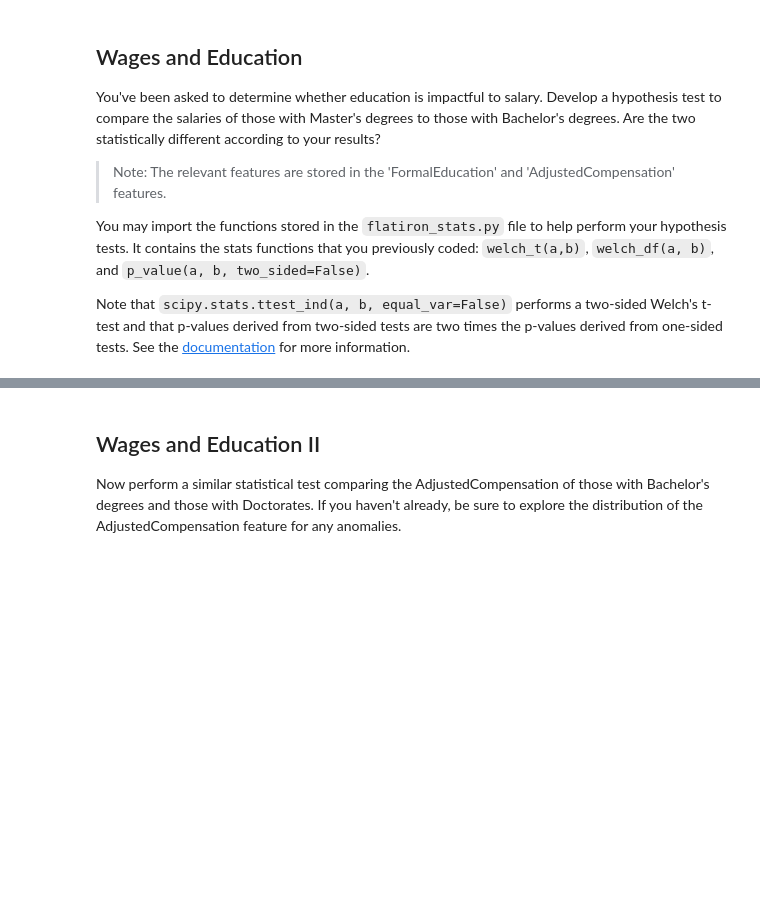
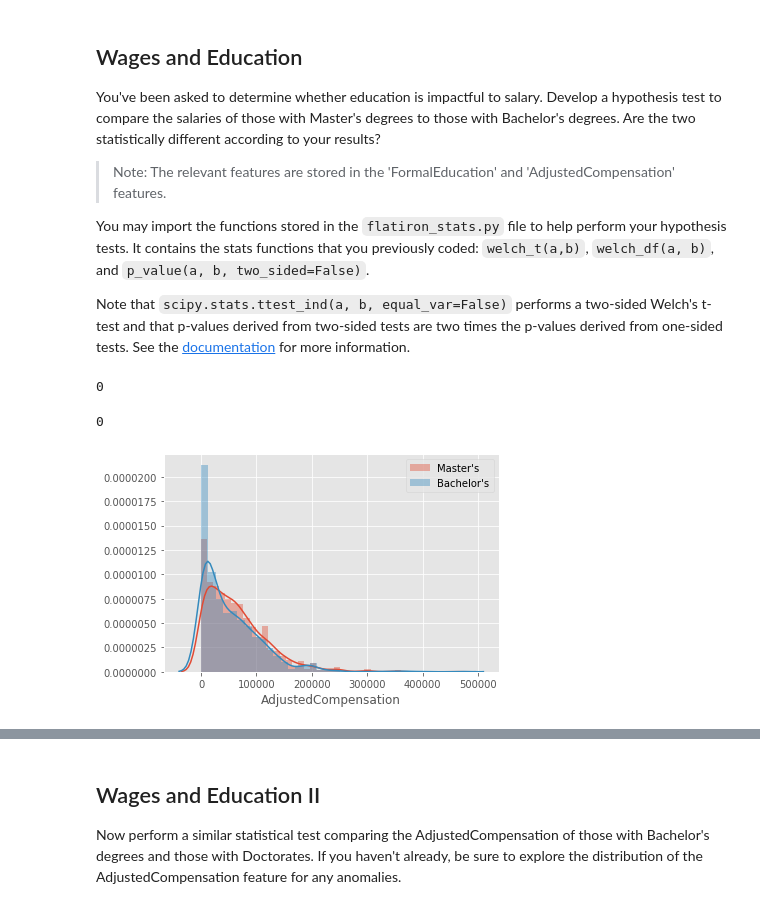
Before and after one commit to akaigraham/dsc-in-depth-ab-testing-lab-online-ds-sp-000, a Jupyter notebook: index.ipynb, the cells around one changed output, grey strips where cells are left out. Drawn from its saved outputs; the diff is of its cells as text; code cells hidden in the pictures; blank space fills up the shorter version.

```diff
--- a/index.ipynb
+++ b/index.ipynb
@@ -87,0 +120,31 @@ Note that `scipy.stats.ttest_ind(a, b, equal_var=False)` performs a two-sided We
+# %%
+#split datasets into masters and bachelors
+masters = df.loc[df['FormalEducation'] == "Master's degree"]['AdjustedCompensation']
+bachelors = df.loc[df['FormalEducation'] == "Bachelor's degree"]['AdjustedCompensation']
+# %%
+# check for NaNs
+masters.isna().sum()
+
+# remove NaNs
+masters = masters.dropna()
+masters.isna().sum()
+# %% [output]
+0
+# %%
+#check for NaNs
+bachelors.isna().sum()
+
+#remove NaNs
+bachelors = bachelors.dropna()
+bachelors.isna().sum()
+# %% [output]
+0
+# %%
+# look at distribution plots of both
+plt.style.use('ggplot')
+sns.distplot(masters, label="Master's")
+sns.distplot(bachelors, label="Bachelor's")
+plt.legend()
+plt.show()
+# %% [output]
+[figure, added]
```
Also changed, not shown: parts of 30 cells of this notebook.
